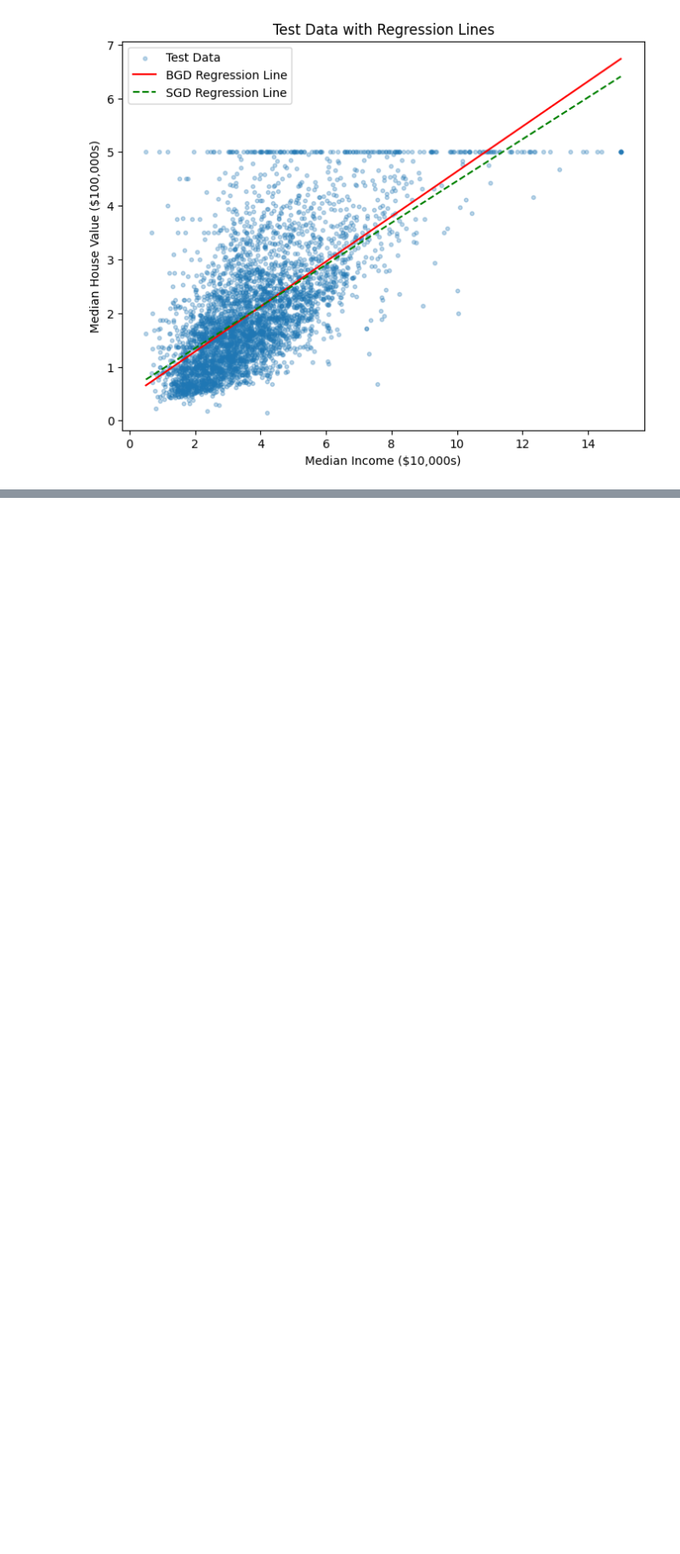
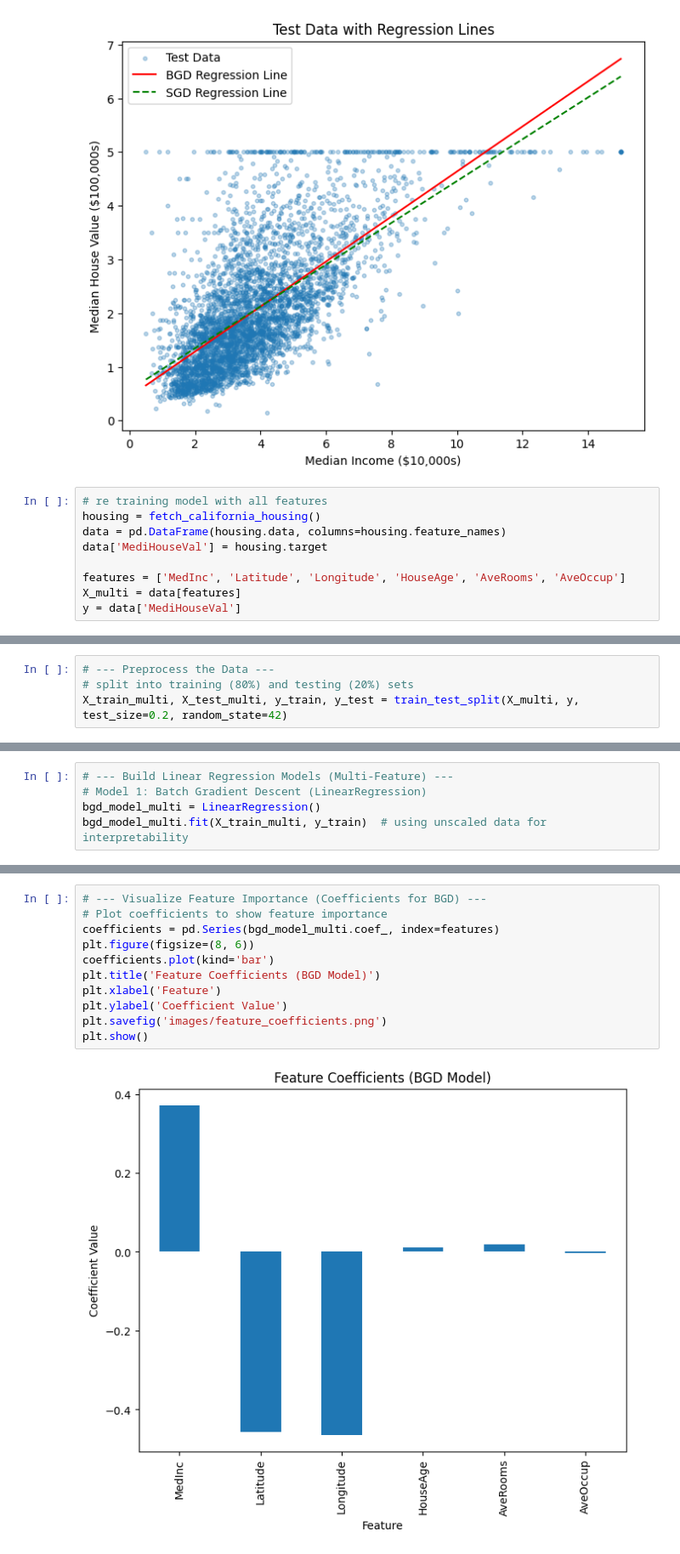
Before and after one commit to oliverbuterbaugh/IN3200_coursework, a Jupyter notebook: housing_model.ipynb, the cells around one changed output, grey strips where cells are left out. Shown: that part at 85% size. Drawn from its saved outputs; the diff is of its cells as text; blank space fills up the shorter version.

Commit message:
completed HAR model

```diff
--- a/housing_model.ipynb
+++ b/housing_model.ipynb
@@ -83,3 +83,12 @@ plt.savefig('images/regression_lines_test_data.png')
 plt.show()
 # %% [output]
 [figure]
+# %%
+# re training model with all features
+housing = fetch_california_housing()
+data = pd.DataFrame(housing.data, columns=housing.feature_names)
+data['MediHouseVal'] = housing.target
+
+features = ['MedInc', 'Latitude', 'Longitude', 'HouseAge', 'AveRooms', 'AveOccup']
+X_multi = data[features]
+y = data['MediHouseVal']
@@ -85,0 +120,4 @@ plt.show()
+# %%
+# --- Preprocess the Data ---
+# split into training (80%) and testing (20%) sets
+X_train_multi, X_test_multi, y_train, y_test = train_test_split(X_multi, y, test_size=0.2, random_state=42)
@@ -85,0 +129,5 @@ plt.show()
+# %%
+# --- Build Linear Regression Models (Multi-Feature) ---
+# Model 1: Batch Gradient Descent (LinearRegression)
+bgd_model_multi = LinearRegression()
+bgd_model_multi.fit(X_train_multi, y_train)  # using unscaled data for interpretability
@@ -85,0 +156,13 @@ plt.show()
+# %%
+# --- Visualize Feature Importance (Coefficients for BGD) ---
+# Plot coefficients to show feature importance
+coefficients = pd.Series(bgd_model_multi.coef_, index=features)
+plt.figure(figsize=(8, 6))
+coefficients.plot(kind='bar')
+plt.title('Feature Coefficients (BGD Model)')
+plt.xlabel('Feature')
+plt.ylabel('Coefficient Value')
+plt.savefig('images/feature_coefficients.png')
+plt.show()
+# %% [output]
+[figure, added]
```
Also changed, not shown: parts of 8 cells of this notebook, 9 other files.
